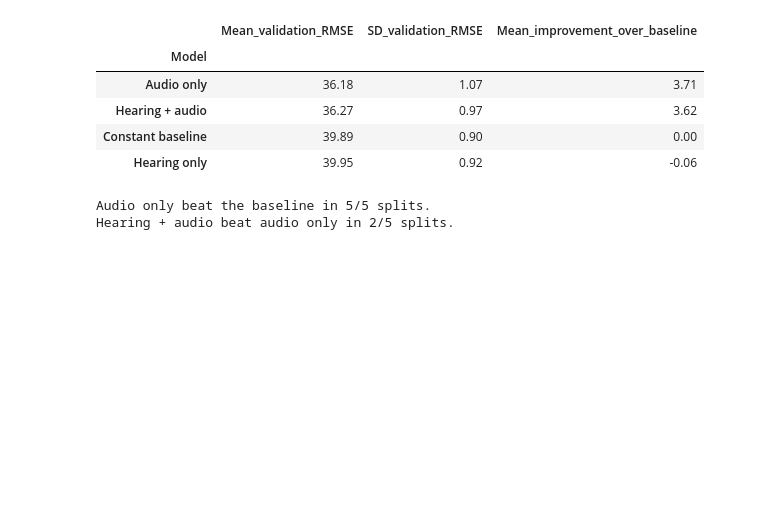
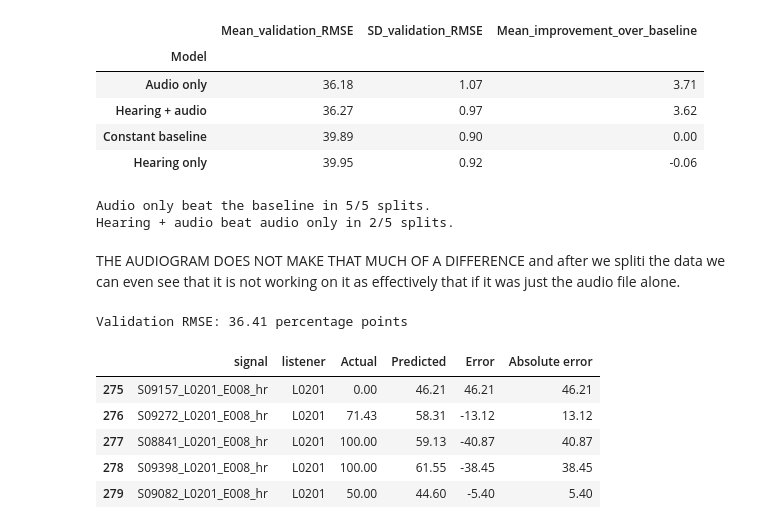
Before and after one commit to roberaBelachew/clarity_cpc2, a Jupyter notebook: clarity_cpc2.ipynb, the cells around one changed output. Cells and saved outputs as stored; diff of their text form; code cells hidden in the pictures; blank space fills up the shorter version.

```diff
--- a/clarity_cpc2.ipynb
+++ b/clarity_cpc2.ipynb
@@ -857,3 +857,44 @@ print(f"Hearing + audio beat audio only in {combined_wins}/5 splits.")
 | Hearing only | 39.95 | 0.92 | -0.06 |
 Audio only beat the baseline in 5/5 splits.
 Hearing + audio beat audio only in 2/5 splits.
+# %% [markdown]
+THE AUDIOGRAM DOES NOT MAKE THAT MUCH OF A DIFFERENCE and after we spliti the data we can even see that it is not working on it as effectively that if it was just the audio file alone.
+# %%
+# Rebuild the audio-only model on our original training split.
+error_model = RandomForestRegressor(
+    n_estimators=100,
+    max_depth=3,
+    random_state=42,
+    n_jobs=-1,
+)
+
+error_model.fit(X_audio.iloc[train_indices], y.iloc[train_indices])
+
+predictions = error_model.predict(X_audio.iloc[val_indices])
+
+errors = data.iloc[val_indices][
+    ["signal", "listener", "correctness"]
+].copy()
+
+errors = errors.rename(columns={"correctness": "Actual"})
+errors["Predicted"] = predictions
+
+# Positive error: predicted more understanding than actually occurred.
+# Negative error: predicted less understanding than actually occurred.
+errors["Error"] = errors["Predicted"] - errors["Actual"]
+errors["Absolute error"] = errors["Error"].abs()
+
+print(
+    f"Validation RMSE: "
+    f"{rmse(errors['Actual'], errors['Predicted']):.2f} percentage points"
+)
+
+display(errors.head().round(2))
+# %% [output]
+Validation RMSE: 36.41 percentage points
+|  | signal | listener | Actual | Predicted | Error | Absolute error |
+| 275 | S09157_L0201_E008_hr | L0201 | 0.00 | 46.21 | 46.21 | 46.21 |
+| 276 | S09272_L0201_E008_hr | L0201 | 71.43 | 58.31 | -13.12 | 13.12 |
+| 277 | S08841_L0201_E008_hr | L0201 | 100.00 | 59.13 | -40.87 | 40.87 |
+| 278 | S09398_L0201_E008_hr | L0201 | 100.00 | 61.55 | -38.45 | 38.45 |
+| 279 | S09082_L0201_E008_hr | L0201 | 50.00 | 44.60 | -5.40 | 5.40 |
```
Also changed, not shown: parts of 3 cells of this notebook.
